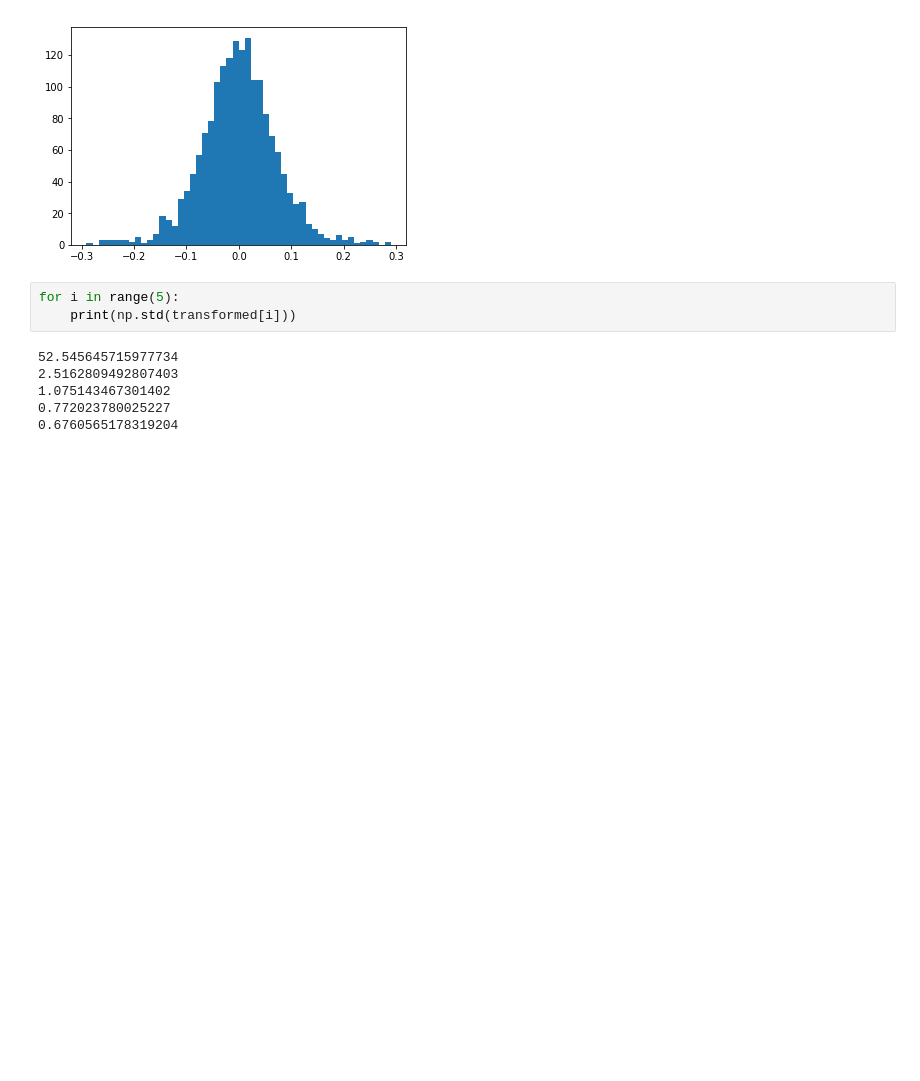
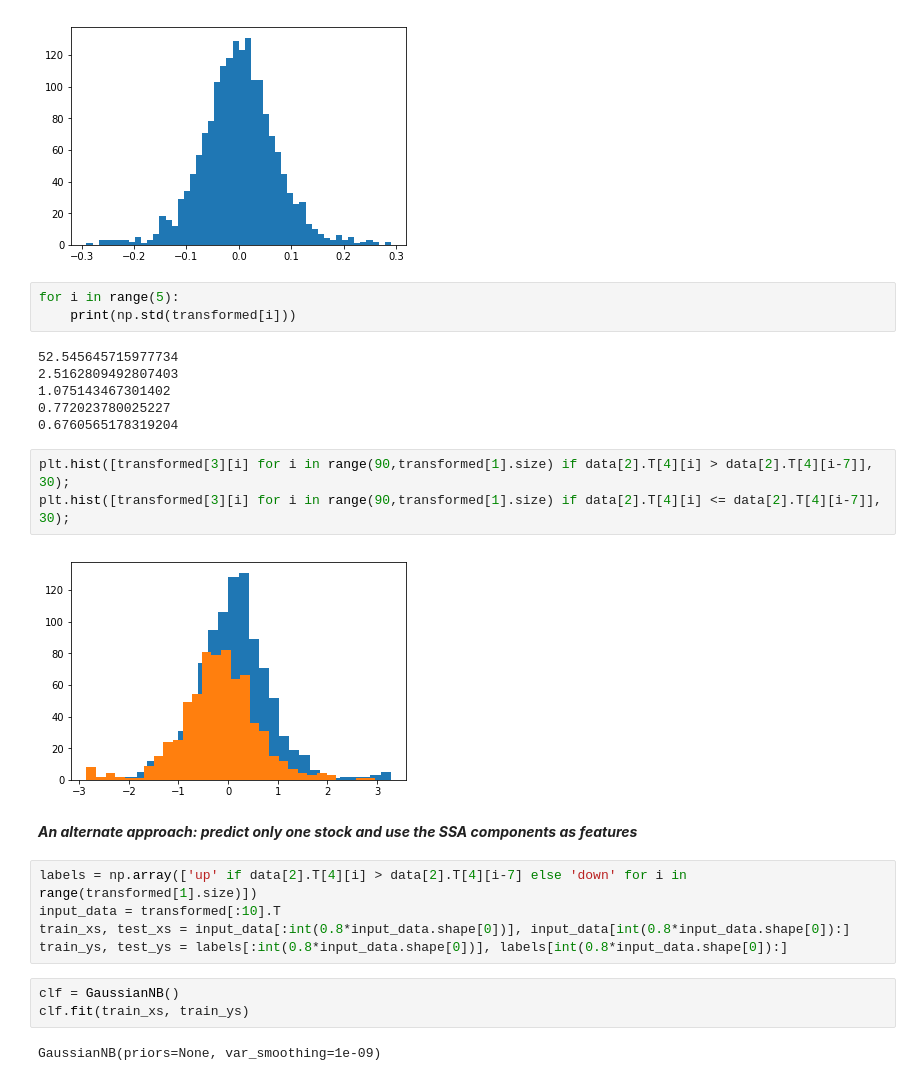
Before and after one commit to samsenko/stock-direction-prediction, a Jupyter notebook: Stock_Direction_Prediction.ipynb, the cells around one changed output. Drawn from its saved outputs; the diff is of its cells as text; blank space fills up the shorter version.

Commit message:
added alternate approach using SSA components as features

```diff
--- a/Stock_Direction_Prediction.ipynb
+++ b/Stock_Direction_Prediction.ipynb
@@ -326,3 +327,20 @@ for i in range(5):
 1.075143467301402
 0.772023780025227
 0.6760565178319204
+# %%
+plt.hist([transformed[3][i] for i in range(90,transformed[1].size) if data[2].T[4][i] > data[2].T[4][i-7]], 30);
+plt.hist([transformed[3][i] for i in range(90,transformed[1].size) if data[2].T[4][i] <= data[2].T[4][i-7]], 30);
+# %% [output]
+[figure, added]
+# %% [markdown]
+***An alternate approach: predict only one stock and use the SSA components as features***
+# %%
+labels = np.array(['up' if data[2].T[4][i] > data[2].T[4][i-7] else 'down' for i in range(transformed[1].size)])
+input_data = transformed[:10].T
+train_xs, test_xs = input_data[:int(0.8*input_data.shape[0])], input_data[int(0.8*input_data.shape[0]):]
+train_ys, test_ys = labels[:int(0.8*input_data.shape[0])], labels[int(0.8*input_data.shape[0]):]
+# %%
+clf = GaussianNB()
+clf.fit(train_xs, train_ys)
+# %% [output]
+GaussianNB(priors=None, var_smoothing=1e-09)
```
Also changed, not shown: parts of 4 cells of this notebook.
